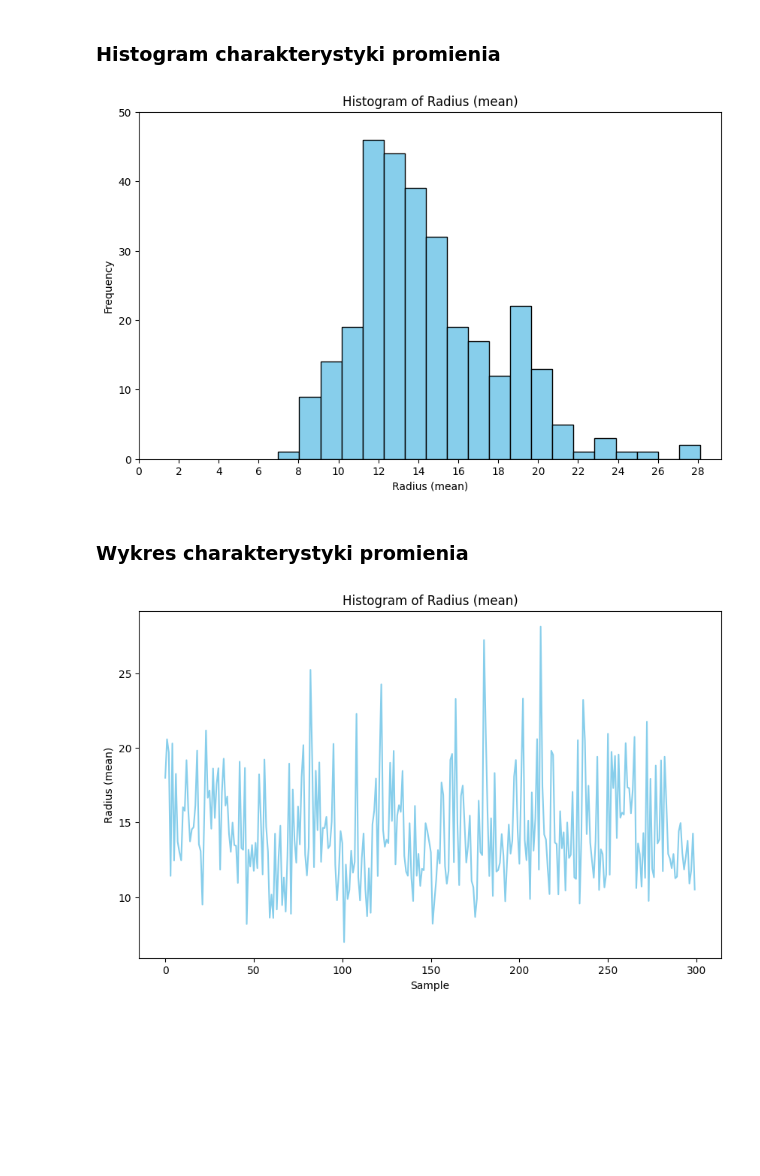
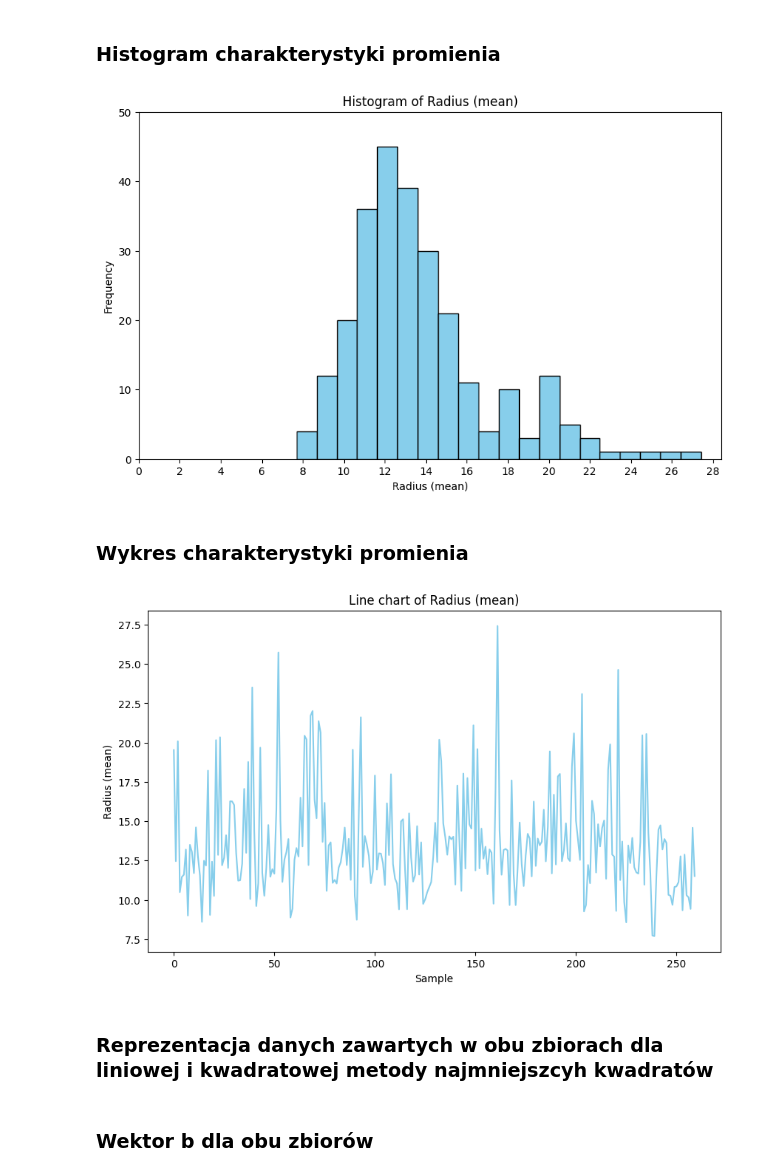
Before and after one commit to arturgesiarz/CalculationTechMethods-Course, a Jupyter notebook: lab02/ex1.ipynb, the cells around one changed output. Saved outputs shown, nothing was run; the diff lists cells and outputs as text; code cells hidden in the pictures; blank space fills up the shorter version.

```diff
--- a/lab02/ex1.ipynb
+++ b/lab02/ex1.ipynb
@@ -53,7 +22,7 @@ validate_data
 ### Histogram charakterystyki promienia
 # %%
 plt.figure(figsize=(10, 6))
-plt.hist(train_data['radius (mean)'], bins=20, color='skyblue', edgecolor='black')
+plt.hist(validate_data['radius (mean)'], bins=20, color='skyblue', edgecolor='black')
 plt.xlabel('Radius (mean)')
 plt.ylabel('Frequency')
 plt.xticks(range(0, 30, 2))
@@ -61,15 +30,17 @@ plt.yticks(range(0, 60, 10))
 plt.title('Histogram of Radius (mean)')
 plt.show()
 # %% [output]
-[figure, old version]
+[figure, new version]
 # %% [markdown]
 ### Wykres charakterystyki promienia
 # %%
 plt.figure(figsize=(10, 6))
-plt.plot(train_data['radius (mean)'], color='skyblue')
+plt.plot(validate_data['radius (mean)'], color='skyblue')
 plt.xlabel('Sample')
 plt.ylabel('Radius (mean)')
 plt.title('Line chart of Radius (mean)')
 plt.show()
 # %% [output]
-[figure, old version]
+[figure, new version]
+# %% [markdown]
+### Reprezentacja danych zawartych w obu zbiorach dla liniowej i kwadratowej metody najmniejszcyh kwadratów
@@ -75,0 +53,2 @@ plt.show()
+# %% [markdown]
+### Wektor b dla obu zbiorów
```
Also changed, not shown: parts of 14 cells of this notebook.
